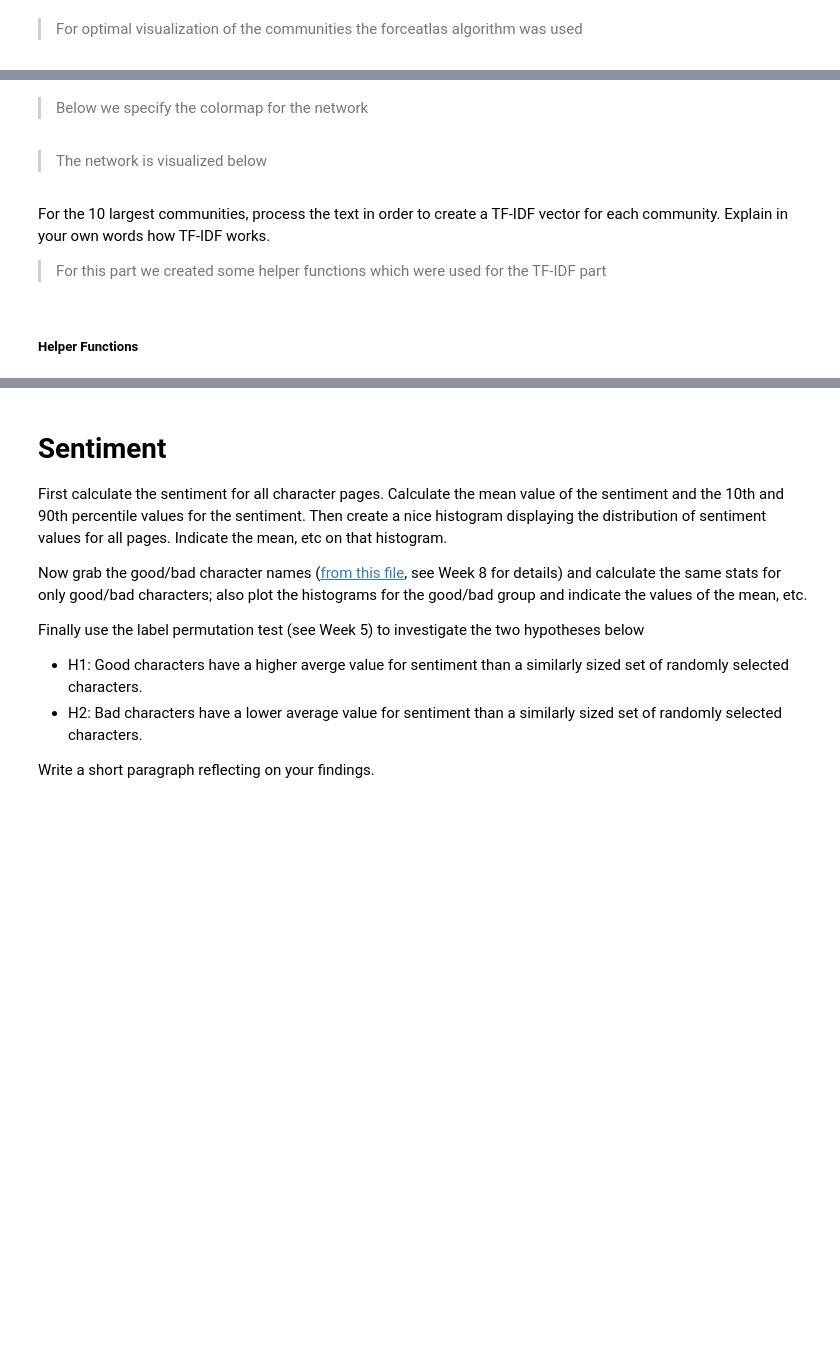
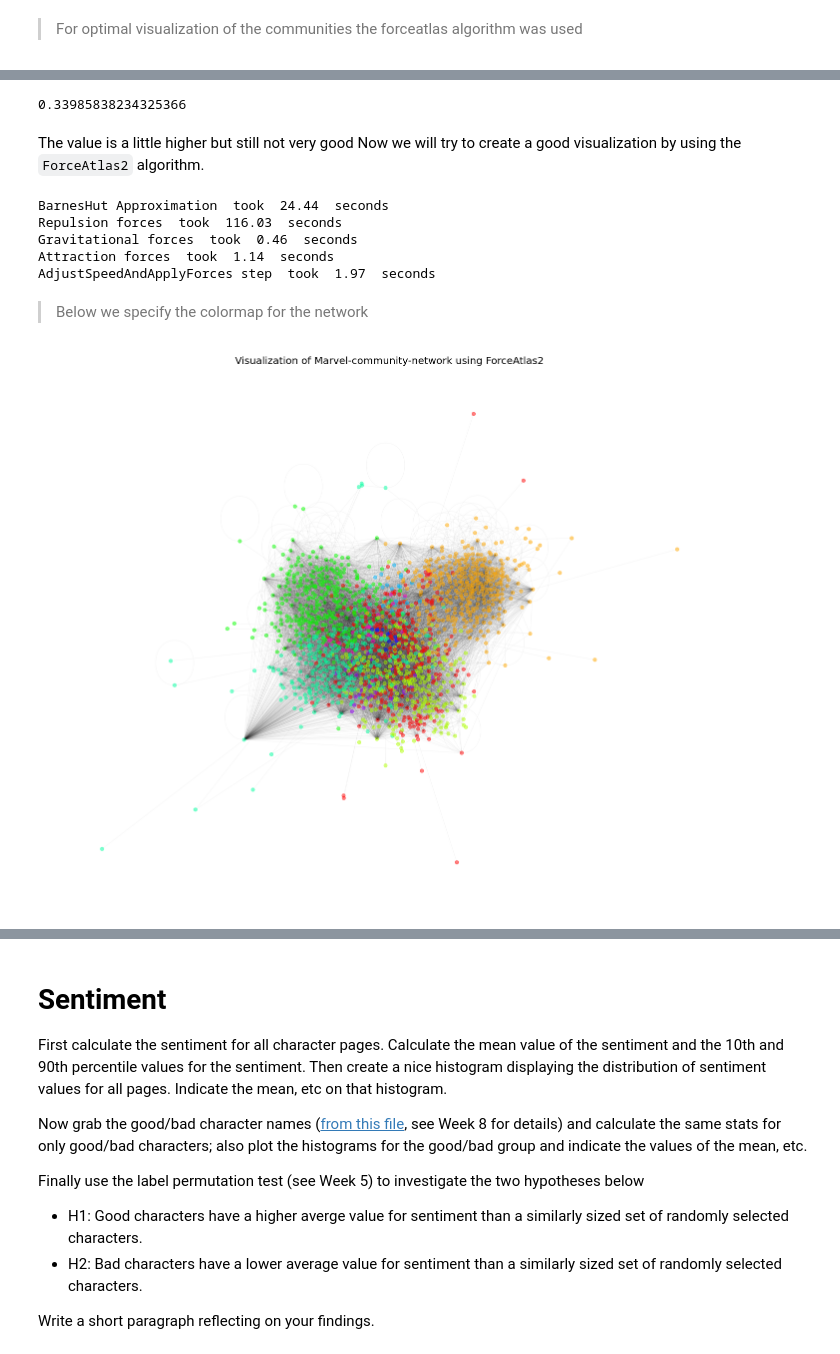
Before and after one commit to ChristinaJeppesen/02805_socialgraphs_assignment2_data, a Jupyter notebook: Assignment_2.ipynb, the cells around one changed output, grey strips where cells are left out. Saved outputs shown, nothing was run; the diff lists cells and outputs as text; code cells hidden in the pictures; blank space fills up the shorter version.

```diff
--- a/Assignment_2.ipynb
+++ b/Assignment_2.ipynb
@@ -377,27 +405,47 @@ partition = cl.best_partition(G)
+# %%
+M = 0
+L = DG.number_of_edges()
+communities = np.unique(list(partition.values()))
+for community in communities:
+    L_c = len([e for e in marvel_sg.edges() if (partition[e[0]]) == community and (partition[e[1]]) == community])
+    k_c = sum([marvel_sg.degree(n) for n,a in marvel_sg.nodes(data=True) if partition[n] == community])
+    M += (L_c/L) - (k_c/(2*L))**2
+M
+# %% [output]
+0.33985838234325366
+# %% [markdown]
+The value is a little higher but still not very good
+Now we will try to create a good visualization by using the `ForceAtlas2` algorithm.
 # %%
 forceatlas2 = ForceAtlas2(
                         # Behavior alternatives
-                        #outboundAttractionDistribution=True,  # Dissuade hubs
-                        #linLogMode=False,  # NOT IMPLEMENTED
+                        outboundAttractionDistribution=True,  # Dissuade hubs
+                        linLogMode=False,  # NOT IMPLEMENTED
                         #adjustSizes=False,  # Prevent overlap (NOT IMPLEMENTED)
                         #edgeWeightInfluence=1.0,
 
                         # Performance
-                        jitterTolerance=1.0,  # Tolerance
+                        jitterTolerance=1,  # Tolerance
                         barnesHutOptimize=True,
-                        barnesHutTheta=0.1, # 1.2
+                        barnesHutTheta=1.5, # 1.2
                         multiThreaded=False,  # NOT IMPLEMENTED
 
                         # Tuning
-                        #scalingRatio=2.0,
+                        scalingRatio=2.0,
                         #strongGravityMode=False,
-                        #gravity=0.0, ##1.0
+                        gravity=10, ##1.0
 
                         # Log
                         #verbose=True
                         )
 
 positions = forceatlas2.forceatlas2_networkx_layout(G, pos=nx.spring_layout(G), iterations=2000)
+# %% [output]
+BarnesHut Approximation  took  24.44  seconds
+Repulsion forces  took  116.03  seconds
+Gravitational forces  took  0.46  seconds
+Attraction forces  took  1.14  seconds
+AdjustSpeedAndApplyForces step  took  1.97  seconds
 # %% [markdown]
 > Below we specify the colormap for the network
 # %%
@@ -408,31 +456,24 @@ colorbar = plt.cm.get_cmap('hsv', n_c)
 colors = colorbar(np.arange(0,1,1/n_c))
 colormap = dict(zip(np.arange(0,n_c,1), colors))
 color_map_nodes = [colormap[val] for val in partition.values() ]
-# %% [markdown]
-> The network is visualized below
 # %%
 plt.figure(figsize=(25,20))
 
 nx.draw_networkx_nodes(G,
                        positions,
                        node_size=50,
-                       edge_color = "k",
-                       edge_size = 1,
                        node_color=color_map_nodes,
                        alpha=0.5)
 
 nx.draw_networkx_edges(G,
                        positions,
                        edge_color="k",
                        alpha=0.04,
                        width = 1.0
                       )
 plt.axis('off')
 plt.title("Visualization of Marvel-community-network using ForceAtlas2",fontsize=20)
 #plt.legend(np.arange(0,n_c+1))
 plt.show()
+# %% [output]
+[figure, added]
-# %% [markdown]
-For the 10 largest communities, process the text in order to create a TF-IDF vector for each community. Explain in your own words how TF-IDF works.
-> For this part we created some helper functions which were used for the TF-IDF part
-# %% [markdown]
-##### Helper Functions
```
Also changed, not shown: parts of 20 cells of this notebook.
